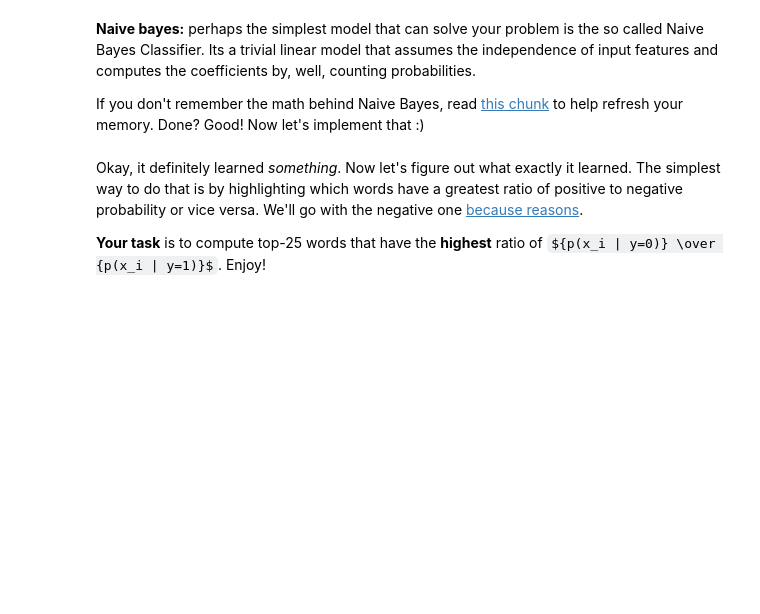
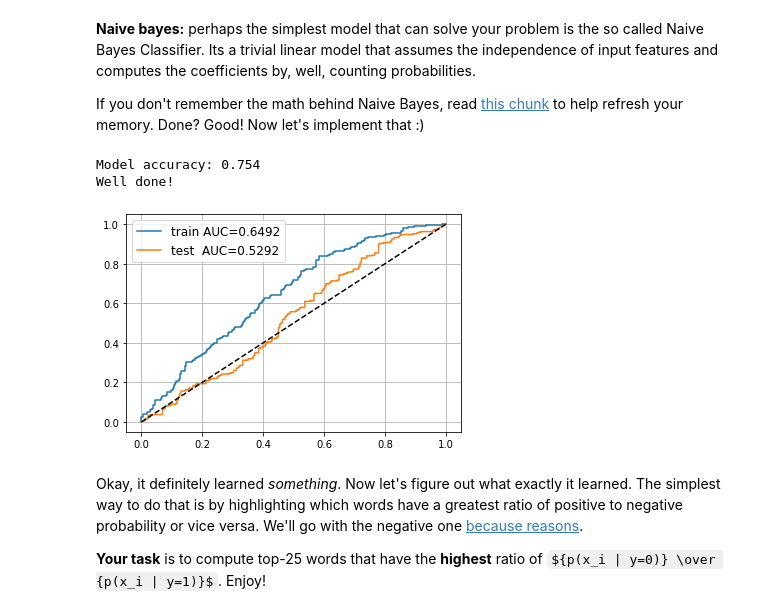
Before and after one commit to GoshaTraksel/NLP_course, a Jupyter notebook: week02_classification/homework_part01.ipynb, the cells around one changed output. Saved outputs shown, nothing was run; the diff lists cells and outputs as text; code cells hidden in the pictures; some formulas as TeX source; blank space fills up the shorter version.

```diff
--- a/week02_classification/homework_part01.ipynb
+++ b/week02_classification/homework_part01.ipynb
@@ -50,8 +50,8 @@ after: how to be a grown-up at work : replace " fuck you " with " ok , great ! "
 # %%
 # task: preprocess each comment in train and test
 
-texts_train = <YOUR CODE>
-texts_test = <YOUR CODE>
+texts_train = np.array([preprocess(row) for row in texts_train])
+texts_test = np.array([preprocess(row) for row in texts_test])
 # %%
 assert texts_train[5] ==  'who cares anymore . they attack with impunity .'
 assert texts_test[89] == 'hey todds ! quick q ? why are you so gay'
@@ -80,12 +92,45 @@ bow_vocabulary = <YOUR CODE>
 print('example features:', sorted(bow_vocabulary)[::100])
 # %% [output]
 example features: ['!', '12:20', '300', '_', 'adorned', 'alternative', 'archive', 'average', 'benkner', 'bout', 'came', 'chest', 'combined', 'consumers', 'cricket', 'decisions', 'dickheads', 'domestic ...
+# %%
+# task: find up to k most frequent tokens in texts_train,
+# sort them by number of occurences (highest first)
+k = 10000
+
+def bow(texts_train):
+
+    wc = {}
+    for text in texts_train.tolist():
+        tokens = text.split()
+        for token in tokens:
+            if token in wc:
+                wc[token] = wc[token]+1
+            else:
+                wc[token] = 1
+
+    voc = []
+    for term in wc:
+        voc.append([term, wc[term]])
+    voc.sort(key=lambda x: x[1], reverse=True)
+
+    bow_voc = []
+    for i in range(min(k, len(voc))):
+        bow_voc.append(voc[i][0])
+
+    return bow_voc
 # %%
 def text_to_bow(text):
     """ convert text string to an array of token counts. Use bow_vocabulary. """
-    <YOUR CODE>
+    map_tmp = {}
+    for i, j in enumerate(bow_vocabulary):
+        map_tmp[j] = i
 
-    return np.array(<...>, 'float32')
+    bow_tmp = [0] * len(bow_vocabulary)
+    tokens = text.split()
+    for token in tokens:
+        if token in map_tmp:
+            bow_tmp[map_tmp[token]] = bow_tmp[map_tmp[token]] + 1
+    return np.array(bow_tmp, "float32")
 # %%
 X_train_bow = np.stack(list(map(text_to_bow, texts_train)))
 X_test_bow = np.stack(list(map(text_to_bow, texts_test)))
@@ -162,22 +221,27 @@ assert naive_model.p_x_given_positive[g_index] < naive_model.p_x_given_negative[
 # %%
 from sklearn.metrics import roc_auc_score, roc_curve
 
 for name, X, y, model in [
     ('train', X_train_bow, y_train, naive_model),
     ('test ', X_test_bow, y_test, naive_model)
 ]:
-    proba = model.predict_scores(X)[:, 1] - model.predict_scores(X)[:, 0]
+    proba = model.predict_scores(X)
+    proba = proba[:, 1]
     auc = roc_auc_score(y, proba)
     plt.plot(*roc_curve(y, proba)[:2], label='%s AUC=%.4f' % (name, auc))
 
 plt.plot([0, 1], [0, 1], '--', color='black',)
 plt.legend(fontsize='large')
 plt.grid()
 
 test_accuracy = np.mean(naive_model.predict(X_test_bow) == y_test)
 print(f"Model accuracy: {test_accuracy:.3f}")
 assert test_accuracy > 0.75, "Accuracy too low. There's likely a mistake in the code."
 print("Well done!")
+# %% [output]
+Model accuracy: 0.754
+Well done!
+[figure, added]
 # %% [markdown]
 Okay, it definitely learned *something*. Now let's figure out what exactly it learned. The simplest way to do that is by highlighting which words have a greatest ratio of positive to negative probability or vice versa. We'll go with the negative one [because reasons](https://www.urbandictionary.com/define.php?term=because%20reasons).
 
```
Also changed, not shown: parts of 21 cells of this notebook.
